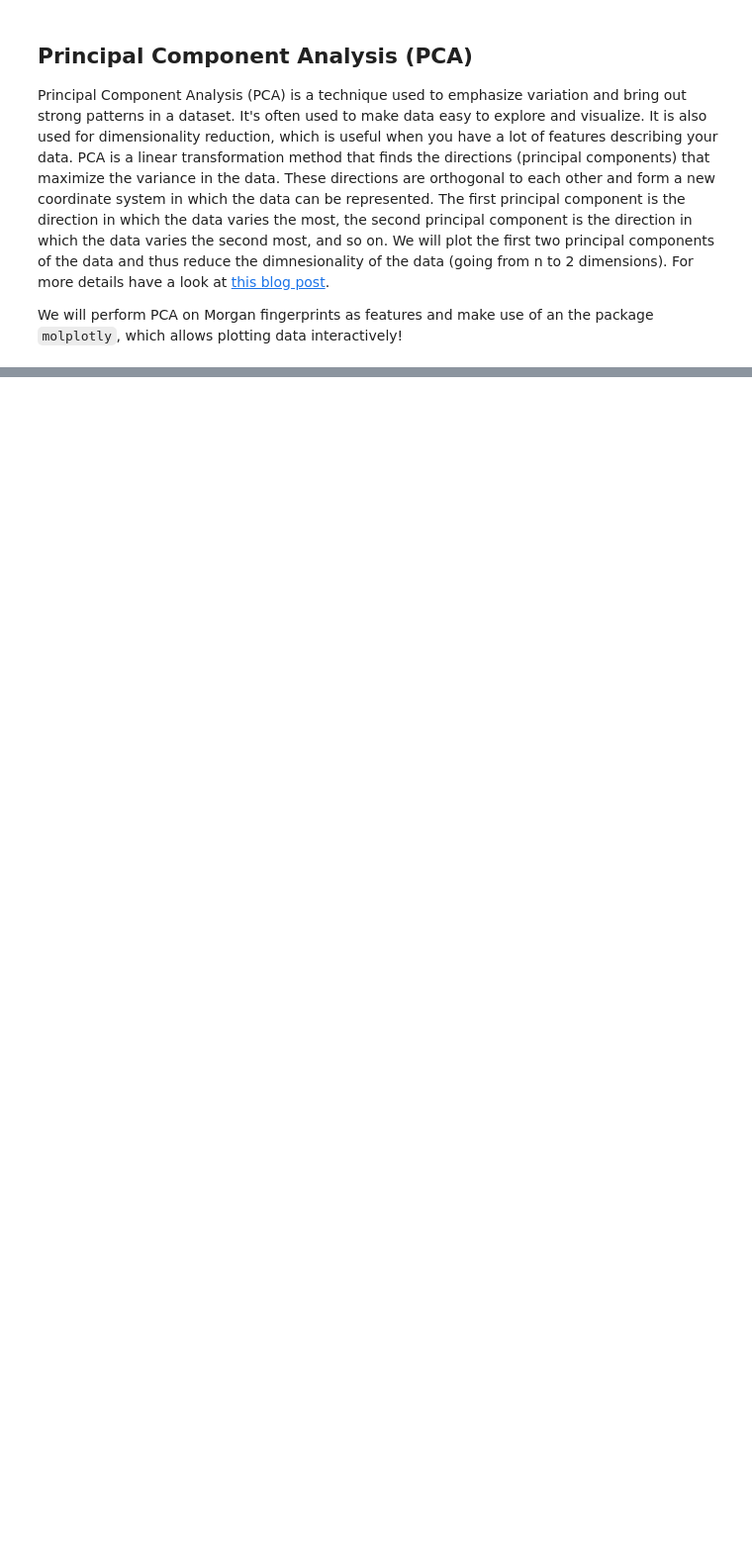
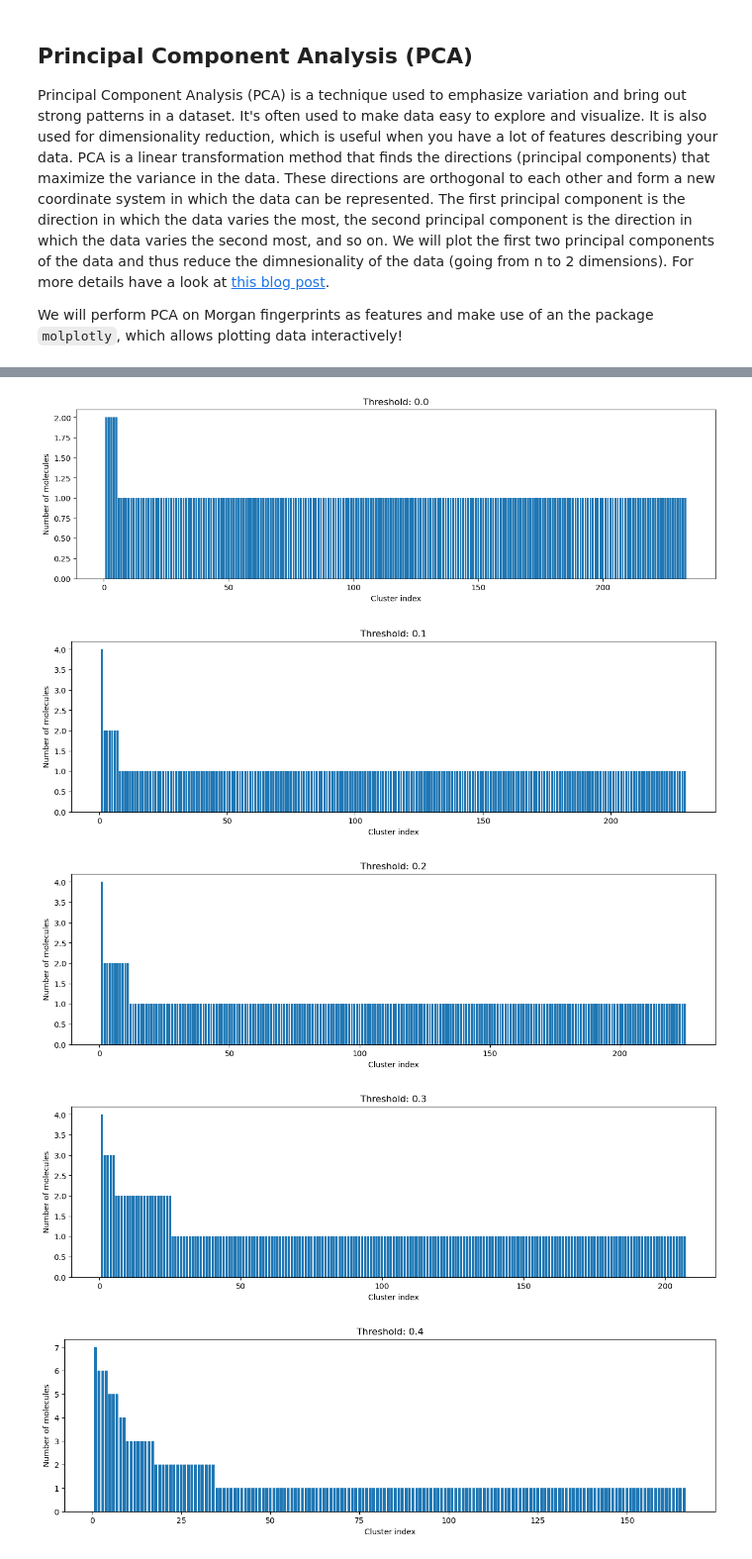
Before and after one commit to yerlikayaperi/practical-programming-in-chemistry-exercises, a Jupyter notebook: week_10/10_solutions.ipynb, the cells around one changed output, grey strips where cells are left out. Shown at 99% size. Drawn from its saved outputs; the diff is of its cells as text; code cells hidden in the pictures; blank space fills up the shorter version.

```diff
--- a/week_10/10_solutions.ipynb
+++ b/week_10/10_solutions.ipynb
@@ -54,0 +442,28 @@ app_pca.run_server(mode='inline', port=8705, height=850)
+# %%
+def butina_cluster(mol_list,cutoff=0.35):
+    '''
+    Carry out Tayloer-Butina algorithm.
+
+    :param mol_list: list of RDKit molecules
+    :param cutoff: Tanimoto cutoff value for clustering
+
+    :return: list of cluster IDs for each molecule, dictionary with cluster ID -> [molecule indices]
+    '''
+    # 1. get fingerprint
+    fp_list = [rdMolDescriptors.GetMorganFingerprintAsBitVect(m, 2, nBits=2048) for m in mol_list]
+    dists = []
+    nfps = len(fp_list)
+    # 2. get tanimoto distance matrix
+    for i in range(1,nfps):
+        sims = DataStructs.BulkTanimotoSimilarity(fp_list[i],fp_list[:i])
+        # convert similarity to dinstance (1-x)
+        dists.extend([1-x for x in sims])
+    # 3. apply Taylor-Butina algorithm (the rest happens under the hood)
+    mol_clusters = Butina.ClusterData(dists,nfps,cutoff,isDistData=True)
+    cluster_id_list = [0]*nfps
+    for idx,cluster in enumerate(mol_clusters,1):
+        for member in cluster:
+            cluster_id_list[member] = idx
+    # get dictionary: cluster_id -> [molecule indices]
+    mol_clusters = sorted(mol_clusters, key=len, reverse=True)
+    return cluster_id_list, mol_clusters
@@ -54,0 +488,14 @@ app_pca.run_server(mode='inline', port=8705, height=850)
+# %%
+for cutoff in np.arange(0.0, 1.0, 0.1):
+    _, cluster_dict = butina_cluster(mols, cutoff=cutoff)
+    fig, ax = plt.subplots(figsize=(15, 4))
+    ax.set_title(f"Threshold: {cutoff:3.1f}")
+    ax.set_xlabel("Cluster index")
+    ax.set_ylabel("Number of molecules")
+    ax.bar(range(1, len(cluster_dict) + 1), [len(c) for c in cluster_dict], lw=5)
+# %% [output]
+[figure, added]
+[figure, added]
+[figure, added]
+[figure, added]
+[figure, added]
```
Also changed, not shown: parts of 63 cells of this notebook.
